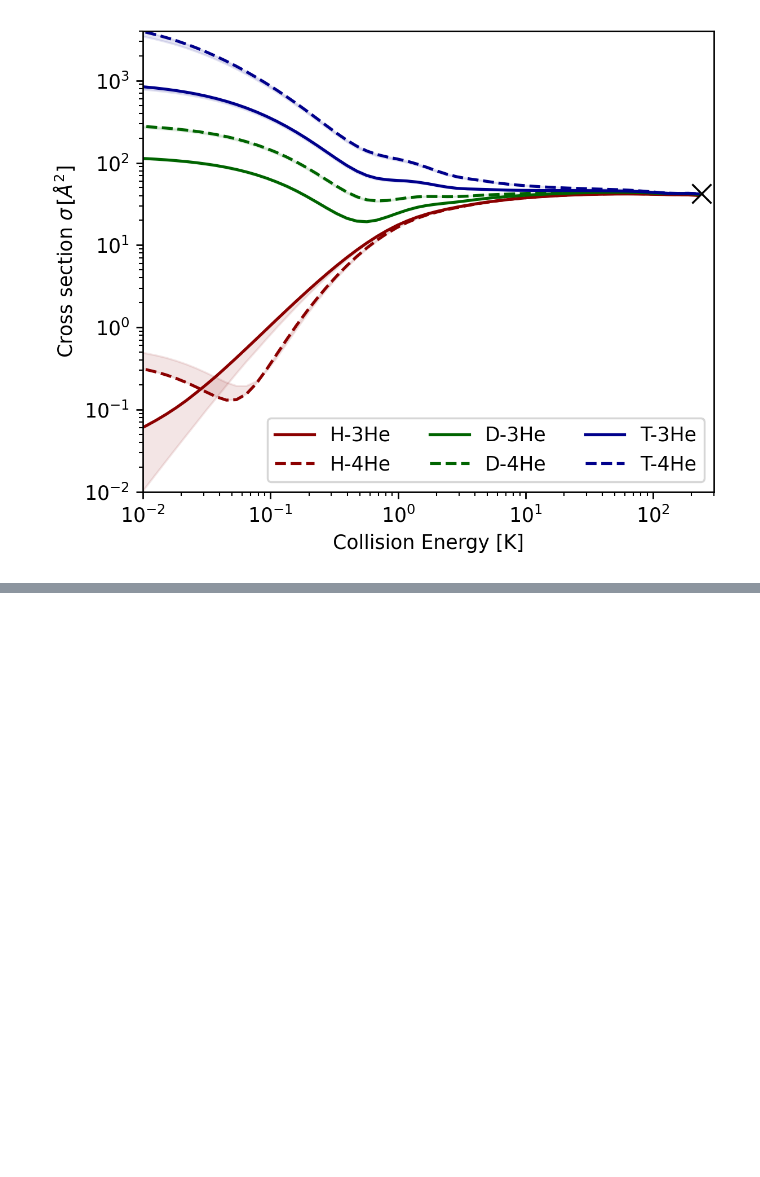
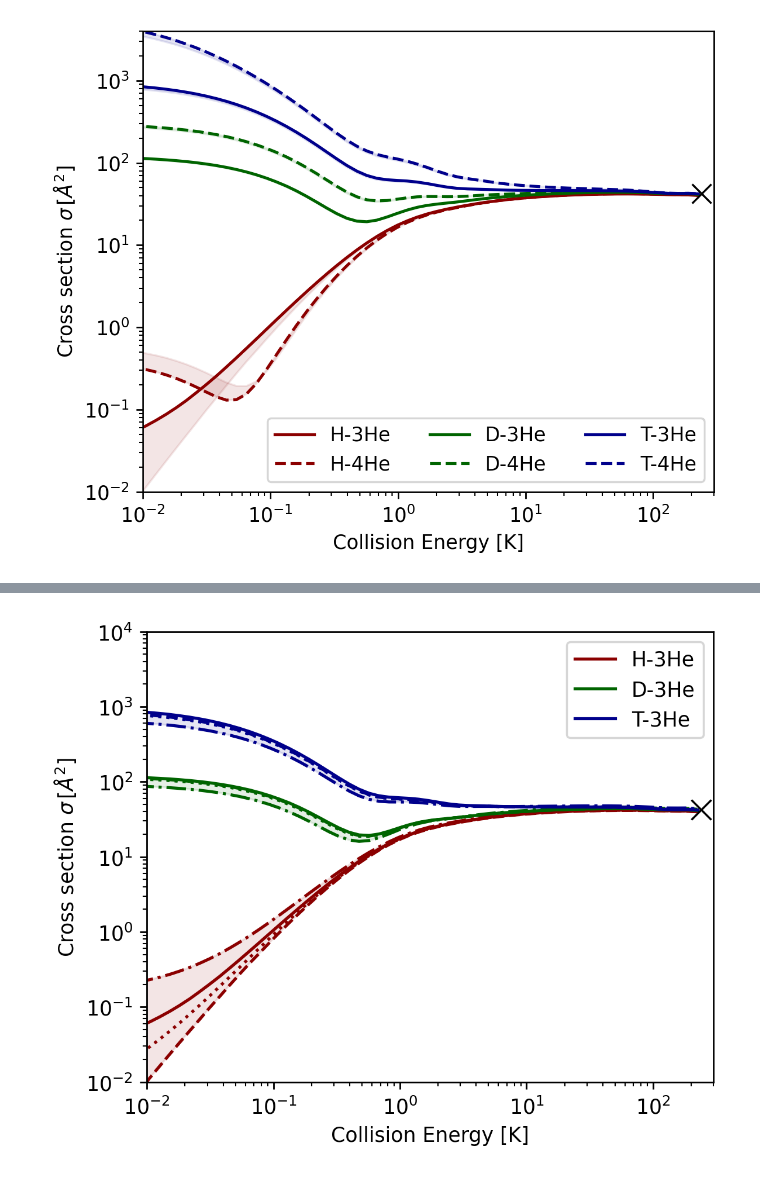
Before and after one commit to UTA-NURES/AtomicTrit, a Jupyter notebook: examples/HeH.ipynb, the cells around one changed output, grey strips where cells are left out. Saved outputs shown, nothing was run; the diff lists cells and outputs as text; code cells hidden in the pictures; blank space fills up the shorter version.

```diff
--- a/examples/HeH.ipynb
+++ b/examples/HeH.ipynb
@@ -524,3 +579,5 @@ plt.ylim(1e-2,4e3)
 plt.savefig("./Plots/AllCrossSectionsE.png",dpi=250,bbox_inches='tight')
 # %% [output]
 [figure]
+# %%
+data = pd.read_csv('Tables/HeH_CrossSections.csv')
@@ -526,0 +600,47 @@ plt.savefig("./Plots/AllCrossSectionsE.png",dpi=250,bbox_inches='tight')
+# %%
+Colors=['DarkRed','DarkRed','DarkGreen','DarkGreen','DarkBlue','DarkBlue']
+
+plt.figure(figsize=(5,4), dpi=250)
+plt.plot(data[:100:]['E'], data[:100:]['sigmaMF'] * constants.hcInEVAngstrom**2, label = 'H-3He', color = Colors[0])
+plt.plot(data[:100:]['E'], data[:100:]['sigmaHFD_B'] * constants.hcInEVAngstrom**2,  color = Colors[0], ls = ':')
+plt.plot(data[:100:]['E'], data[:100:]['sigmaModMF'] * constants.hcInEVAngstrom**2,  color = Colors[0], ls='--')
+plt.plot(data[:100:]['E'], data[:100:]['sigmaR2'] * constants.hcInEVAngstrom**2,  color = Colors[0], ls = '-.')
+plt.fill_between(data[:100:]['E'],
+                 data[:100:]['sigmaModMF'] * constants.hcInEVAngstrom**2,
+                 data[:100:]['sigmaR2'] * constants.hcInEVAngstrom**2, color=Colors[0],linestyle='-',alpha=0.1)
+
+
+plt.plot(data[201:300:]['E'], data[201:300:]['sigmaMF'] * constants.hcInEVAngstrom**2, label = 'D-3He', color = Colors[2])
+plt.plot(data[201:300:]['E'], data[201:300:]['sigmaModMF'] * constants.hcInEVAngstrom**2,  color = Colors[2], ls='--')
+plt.plot(data[201:300:]['E'], data[201:300:]['sigmaR2'] * constants.hcInEVAngstrom**2,  color =  Colors[2], ls = '-.')
+plt.plot(data[201:300:]['E'], data[201:300:]['sigmaHFD_B'] * constants.hcInEVAngstrom**2,  color =  Colors[2], ls = ':')
+plt.fill_between(data[201:300:]['E'],
+                 data[201:300:]['sigmaR2'] * constants.hcInEVAngstrom**2,
+                 data[201:300:]['sigmaMF'] * constants.hcInEVAngstrom**2, color=Colors[2],linestyle='-',alpha=0.1)
+
+
+plt.plot(data[401:500:]['E'], data[401:500:]['sigmaMF'] * constants.hcInEVAngstrom**2, label = 'T-3He', color = Colors[4])
+plt.plot(data[401:500:]['E'], data[401:500:]['sigmaModMF'] * constants.hcInEVAngstrom**2,  color = Colors[4], ls ='--')
+plt.plot(data[401:500:]['E'], data[401:500:]['sigmaR2'] * constants.hcInEVAngstrom**2, color = Colors[4], ls = '-.')
+plt.plot(data[401:500:]['E'], data[401:500:]['sigmaHFD_B'] * constants.hcInEVAngstrom**2,  color = Colors[4], ls = ':')
+plt.fill_between(data[401:500:]['E'],
+                 data[401:500:]['sigmaMF'] * constants.hcInEVAngstrom**2,
+                 data[401:500:]['sigmaR2'] * constants.hcInEVAngstrom**2, color=Colors[4],linestyle='-',alpha=0.1)
+
+
+
+
+
+plt.xlabel(r'Collision Energy [K]')
+plt.ylabel(r'Cross section $\sigma\,[\AA^2]$')
+plt.loglog()
+plt.legend()
+
+plt.xlim(1e-2,300)
+VDWXS=2*np.pi*(1.2+1.4)**2
+plt.plot([240],[VDWXS],'x',color='black',markerfacecolor='white',markersize=10)
+# plt.tight_layout()
+plt.ylim(1e-2,1e4)
+plt.savefig('Plots/3He_spicies.png')
+# %% [output]
+[figure, added]
```
Also changed, not shown: parts of 10 cells of this notebook, 1 other file.
